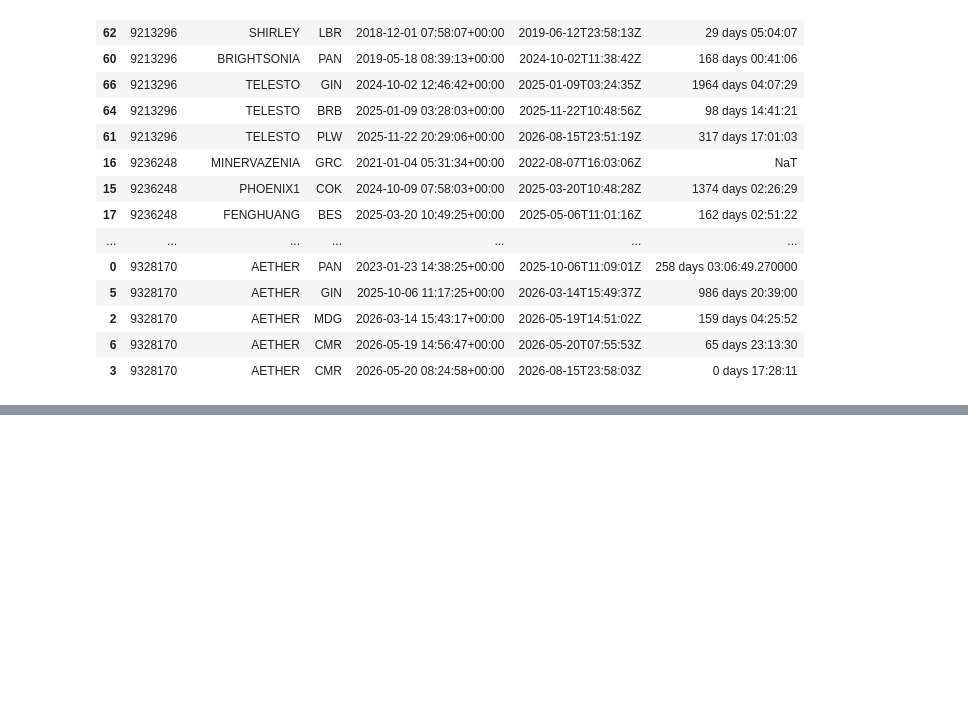
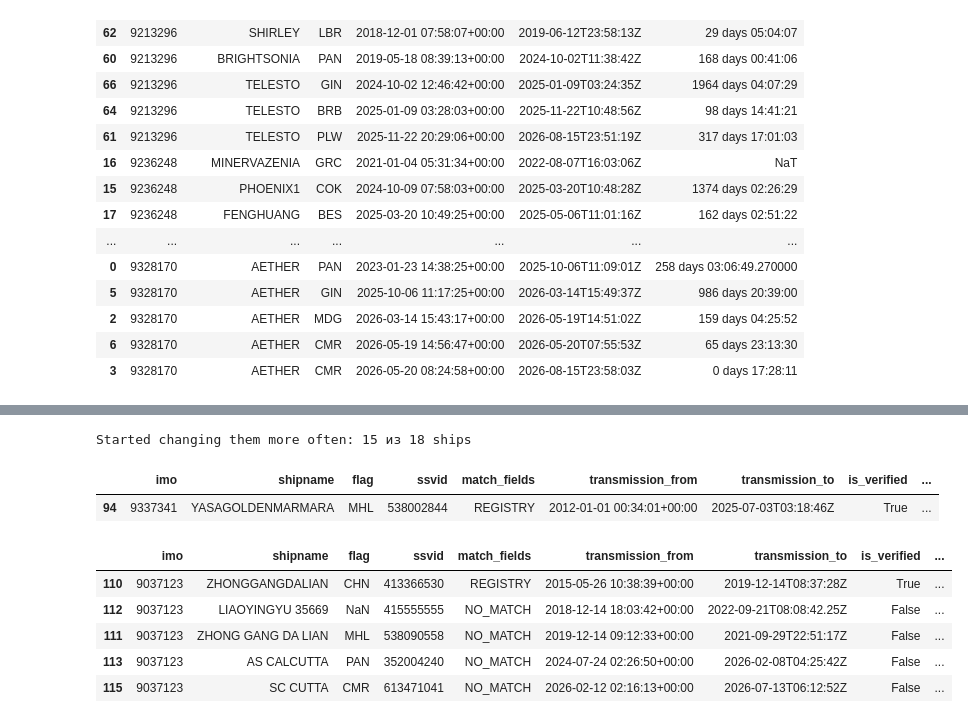
Before and after one commit to timadeyy/shadow-fleet-analysis, a Jupyter notebook: notebooks/02_flag_analysis.ipynb, the cells around one changed output, grey strips where cells are left out. Drawn from its saved outputs; the diff is of its cells as text; code cells hidden in the pictures; blank space fills up the shorter version.

```diff
--- a/notebooks/02_flag_analysis.ipynb
+++ b/notebooks/02_flag_analysis.ipynb
@@ -71,0 +135,5 @@ timeline
+# %%
+faster = cmp_df[cmp_df['after'] < cmp_df['before']]
+print(f"Started changing them more often: {len(faster)} из {len(cmp_df)} ships")
+# %% [output]
+Started changing them more often: 15 из 18 ships
@@ -71,0 +143,14 @@ timeline
+# %%
+identities_df[identities_df['shipname'] == 'YASAGOLDENMARMARA']
+# %% [output]
+|  | imo | shipname | flag | ssvid | match_fields | transmission_from | transmission_to | is_verified | ... |
+| 94 | 9337341 | YASAGOLDENMARMARA | MHL | 538002844 | REGISTRY | 2012-01-01 00:34:01+00:00 | 2025-07-03T03:18:46Z | True | ... |
+# %%
+identities_df.head(5)
+# %% [output]
+|  | imo | shipname | flag | ssvid | match_fields | transmission_from | transmission_to | is_verified | ... |
+| 110 | 9037123 | ZHONGGANGDALIAN | CHN | 413366530 | REGISTRY | 2015-05-26 10:38:39+00:00 | 2019-12-14T08:37:28Z | True | ... |
+| 112 | 9037123 | LIAOYINGYU 35669 | NaN | 415555555 | NO_MATCH | 2018-12-14 18:03:42+00:00 | 2022-09-21T08:08:42.25Z | False | ... |
+| 111 | 9037123 | ZHONG GANG DA LIAN | MHL | 538090558 | NO_MATCH | 2019-12-14 09:12:33+00:00 | 2021-09-29T22:51:17Z | False | ... |
+| 113 | 9037123 | AS CALCUTTA | PAN | 352004240 | NO_MATCH | 2024-07-24 02:26:50+00:00 | 2026-02-08T04:25:42Z | False | ... |
+| 115 | 9037123 | SC CUTTA | CMR | 613471041 | NO_MATCH | 2026-02-12 02:16:13+00:00 | 2026-07-13T06:12:52Z | False | ... |
```
Also changed, not shown: parts of 7 cells of this notebook, 5 other files.
